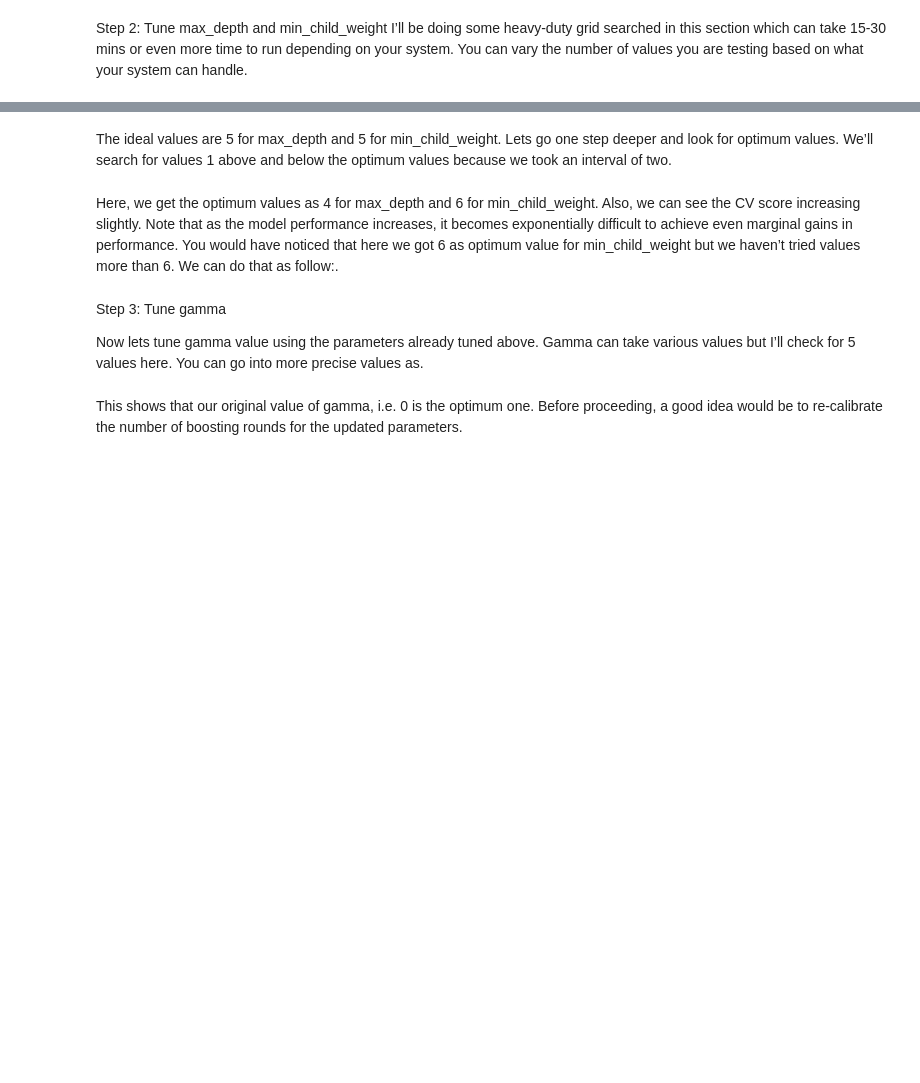
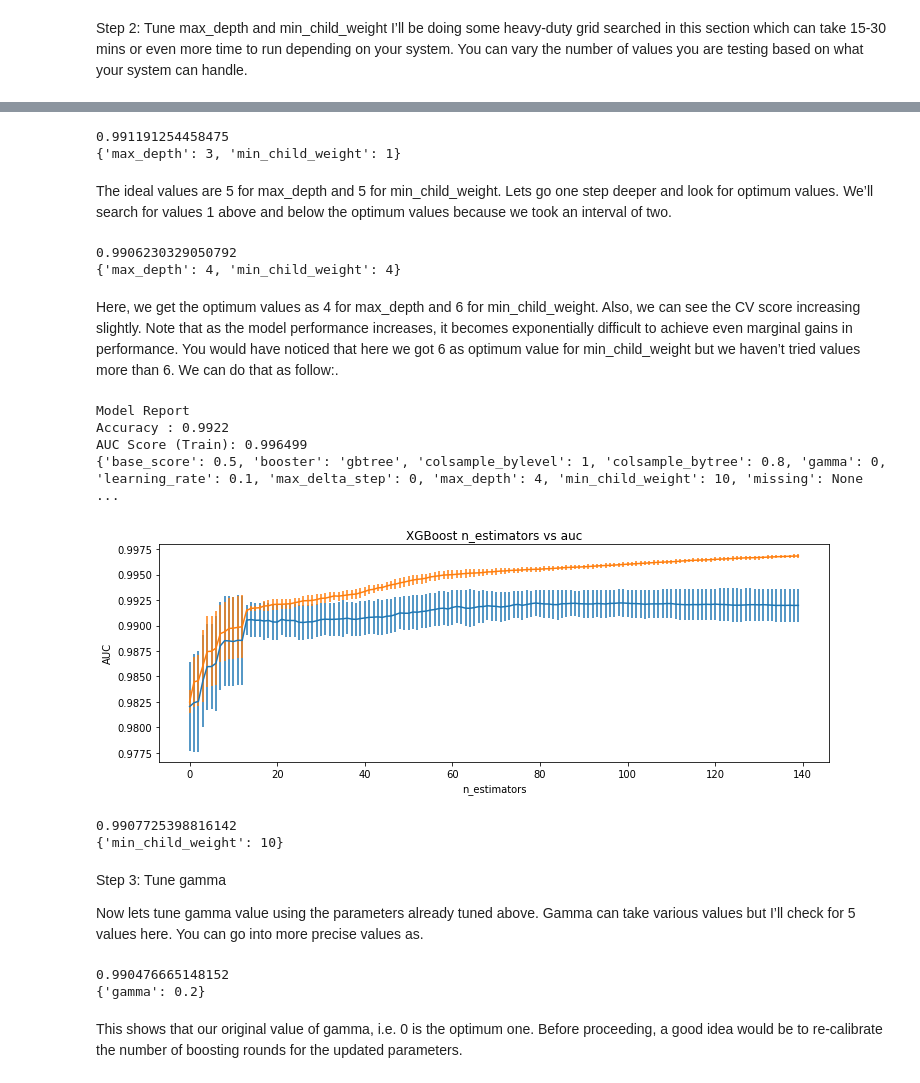
Before and after one commit to patricwan/machinelearningstepping, a Jupyter notebook: 8.GBDT/xgboost_loan.ipynb, the cells around one changed output, grey strips where cells are left out. Saved outputs shown, nothing was run; the diff lists cells and outputs as text; code cells hidden in the pictures; blank space fills up the shorter version.

```diff
--- a/8.GBDT/xgboost_loan.ipynb
+++ b/8.GBDT/xgboost_loan.ipynb
@@ -32,6 +52,13 @@ train.head()
 #xgb – this is the direct xgboost library. I will use a specific function “cv” from this library
 #XGBClassifier – this is an sklearn wrapper for XGBoost. This allows us to use sklearn’s Grid Search with parallel processing in the same way we did for GBM
 # %%
+import hashlib
+
+def computeMD5hash(my_string):
+    m = hashlib.md5()
+    m.update(my_string.encode('utf-8'))
+    return m.hexdigest()
+
 #define a function which will help us create XGBoost models and perform cross-validation.
 def modelfit(alg, dtrain, predictors,useTrainCV=True, cv_folds=5, early_stopping_rounds=50):
     if useTrainCV:
@@ -52,7 +79,25 @@ def modelfit(alg, dtrain, predictors,useTrainCV=True, cv_folds=5, early_stopping
     print("\nModel Report")
     print("Accuracy : %.4g" % metrics.accuracy_score(dtrain['Disbursed'].values, dtrain_predictions))
     print("AUC Score (Train): %f" % metrics.roc_auc_score(dtrain['Disbursed'], dtrain_predprob))
+    print(xgb_param)
+    # plot
+    test_means = cvresult['test-auc-mean']
+    test_stds = cvresult['test-auc-std']
 
+    train_means = cvresult['train-auc-mean']
+    train_stds = cvresult['train-auc-std']
+
+    x_axis = range(0, cvresult.shape[0])
+
+    pyplot.errorbar(x_axis, test_means, yerr=test_stds ,label='Test')
+    pyplot.errorbar(x_axis, train_means, yerr=train_stds ,label='Train')
+    pyplot.title("XGBoost n_estimators vs auc")
+    pyplot.xlabel( 'n_estimators' )
+    pyplot.ylabel( 'AUC' )
+    pyplot.savefig( 'n_estimators'+computeMD5hash(str(xgb_param))+'.png' )
+
+    pyplot.show()
+    #print("feature score " + alg.booster().get_fscore())
     #feat_imp = pd.Series(alg.booster().get_fscore()).sort_values(ascending=False)
     #feat_imp.plot(kind='bar', title='Feature Importances')
     #plt.ylabel('Feature Importance Score')
@@ -109,6 +162,9 @@ gsearch1.fit(train[predictors],train[target])
 
 print(gsearch1.best_score_)
 print(gsearch1.best_params_)
+# %% [output]
+0.991191254458475
+{'max_depth': 3, 'min_child_weight': 1}
 # %% [markdown]
 The ideal values are 5 for max_depth and 5 for min_child_weight. Lets go one step deeper and look for optimum values.
 We’ll search for values 1 above and below the optimum values because we took an interval of two.
@@ -125,6 +181,9 @@ gsearch2.fit(train[predictors],train[target])
 
 print(gsearch2.best_score_)
 print(gsearch2.best_params_)
+# %% [output]
+0.9906230329050792
+{'max_depth': 4, 'min_child_weight': 4}
 # %% [markdown]
 Here, we get the optimum values as 4 for max_depth and 6 for min_child_weight.
 Also, we can see the CV score increasing slightly. Note that as the model performance increases, it becomes exponentially difficult to achieve even marginal gains in performance. You would have noticed that here we got 6 as optimum value
@@ -132,17 +191,25 @@ for min_child_weight but we haven’t tried values more than 6. We can do that a
 # %%
 param_test2b = {
  'min_child_weight':[6,8,10,12]
 }
 gsearch2b = GridSearchCV(estimator = XGBClassifier( learning_rate=0.1, n_estimators=140, max_depth=4,
                          min_child_weight=2, gamma=0, subsample=0.8, colsample_bytree=0.8,
                          objective= 'binary:logistic', nthread=4, scale_pos_weight=1,seed=27),
                          param_grid = param_test2b, scoring='roc_auc',n_jobs=4,iid=False, cv=5)
 
 gsearch2b.fit(train[predictors],train[target])
 
-modelfit(gsearch3.best_estimator_, train, predictors)
+modelfit(gsearch2b.best_estimator_, train, predictors)
 print(gsearch2b.best_score_)
 print(gsearch2b.best_params_)
+# %% [output]
+Model Report
+Accuracy : 0.9922
+AUC Score (Train): 0.996499
+{'base_score': 0.5, 'booster': 'gbtree', 'colsample_bylevel': 1, 'colsample_bytree': 0.8, 'gamma': 0, 'learning_rate': 0.1, 'max_delta_step': 0, 'max_depth': 4, 'min_child_weight': 10, 'missing': None ...
+[figure, added]
+0.9907725398816142
+{'min_child_weight': 10}
 # %% [markdown]
 Step 3: Tune gamma
 
@@ -162,6 +229,9 @@ gsearch3.fit(train[predictors],train[target])
 
 print(gsearch3.best_score_)
 print(gsearch3.best_params_)
+# %% [output]
+0.990476665148152
+{'gamma': 0.2}
 # %% [markdown]
 This shows that our original value of gamma, i.e. 0 is the optimum one. Before proceeding,
 a good idea would be to re-calibrate the number of boosting rounds for the updated parameters.
```
Also changed, not shown: parts of 12 cells of this notebook, 7 other files.
